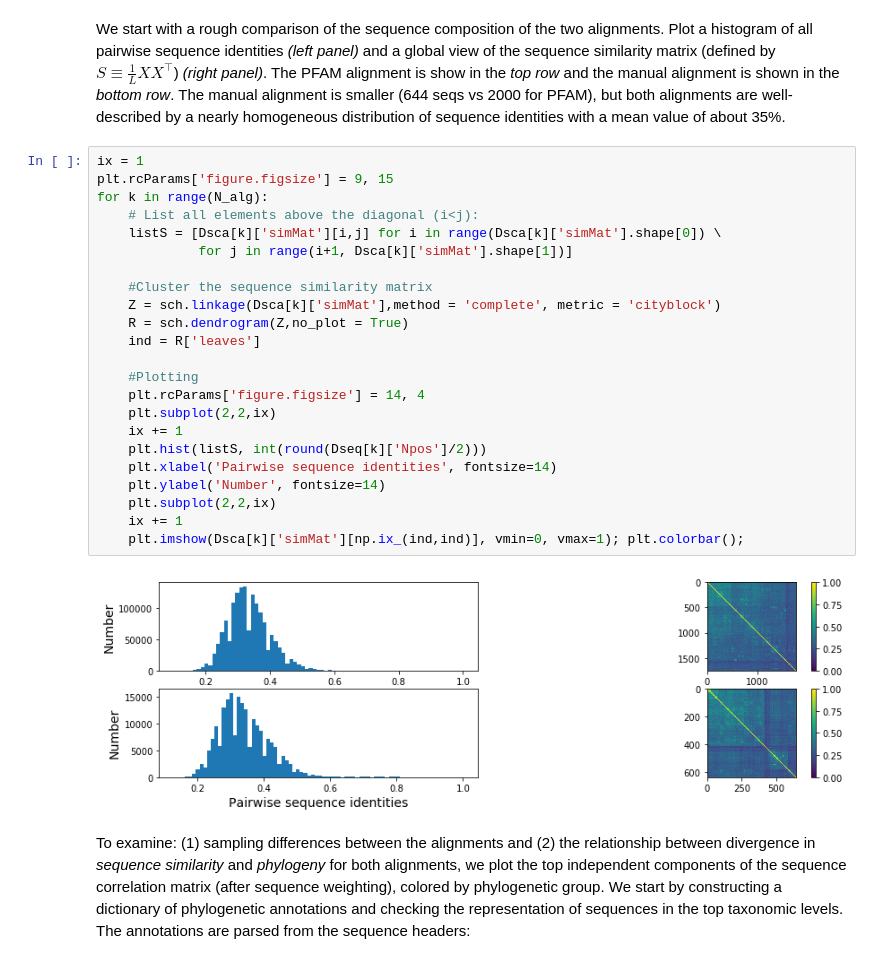
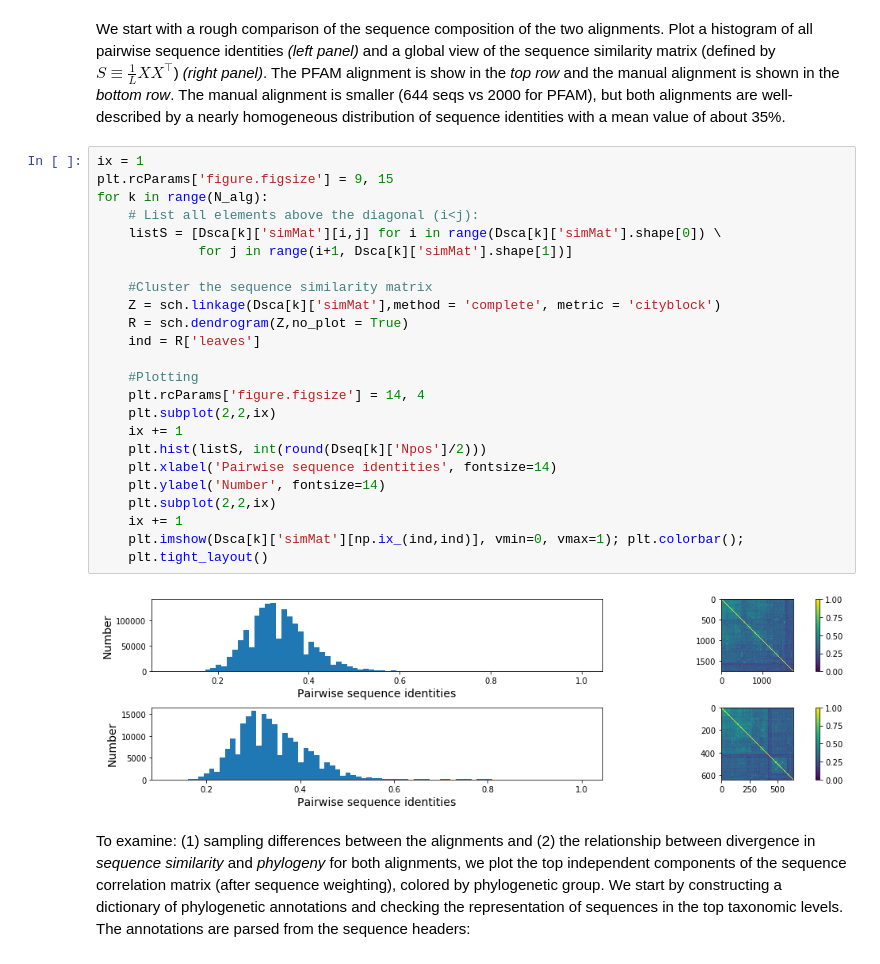
Before and after one commit to ranganathanlab/pySCA, a Jupyter notebook: notebooks/SCA_DHFR.ipynb, the cells around one changed output. Cells and saved outputs as stored; diff of their text form.

```diff
--- a/notebooks/SCA_DHFR.ipynb
+++ b/notebooks/SCA_DHFR.ipynb
@@ -67,28 +63,29 @@ We start with a rough comparison of the sequence composition of the two alignmen
 # %%
 ix = 1
 plt.rcParams['figure.figsize'] = 9, 15
 for k in range(N_alg):
     # List all elements above the diagonal (i<j):
     listS = [Dsca[k]['simMat'][i,j] for i in range(Dsca[k]['simMat'].shape[0]) \
              for j in range(i+1, Dsca[k]['simMat'].shape[1])]
 
     #Cluster the sequence similarity matrix
     Z = sch.linkage(Dsca[k]['simMat'],method = 'complete', metric = 'cityblock')
     R = sch.dendrogram(Z,no_plot = True)
     ind = R['leaves']
 
     #Plotting
     plt.rcParams['figure.figsize'] = 14, 4
     plt.subplot(2,2,ix)
     ix += 1
     plt.hist(listS, int(round(Dseq[k]['Npos']/2)))
     plt.xlabel('Pairwise sequence identities', fontsize=14)
     plt.ylabel('Number', fontsize=14)
     plt.subplot(2,2,ix)
     ix += 1
     plt.imshow(Dsca[k]['simMat'][np.ix_(ind,ind)], vmin=0, vmax=1); plt.colorbar();
+    plt.tight_layout()
 # %% [output]
-[figure, old version]
+[figure, new version]
 # %% [markdown]
 To examine: (1) sampling differences between the alignments and (2) the relationship between divergence in *sequence similarity* and *phylogeny* for both alignments, we plot the top independent components of the sequence correlation matrix (after sequence weighting), colored by phylogenetic group. We start by constructing a dictionary of phylogenetic annotations and checking the representation of sequences in the top taxonomic levels.  The annotations are parsed from the sequence headers:
 # %%
```
Also changed, not shown: parts of 5 cells of this notebook, 34 other files.
